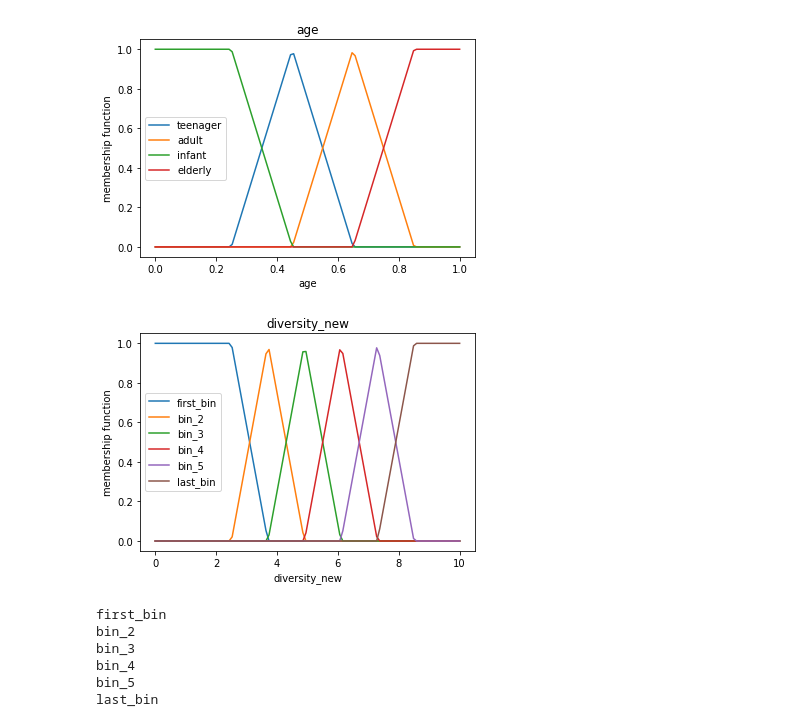
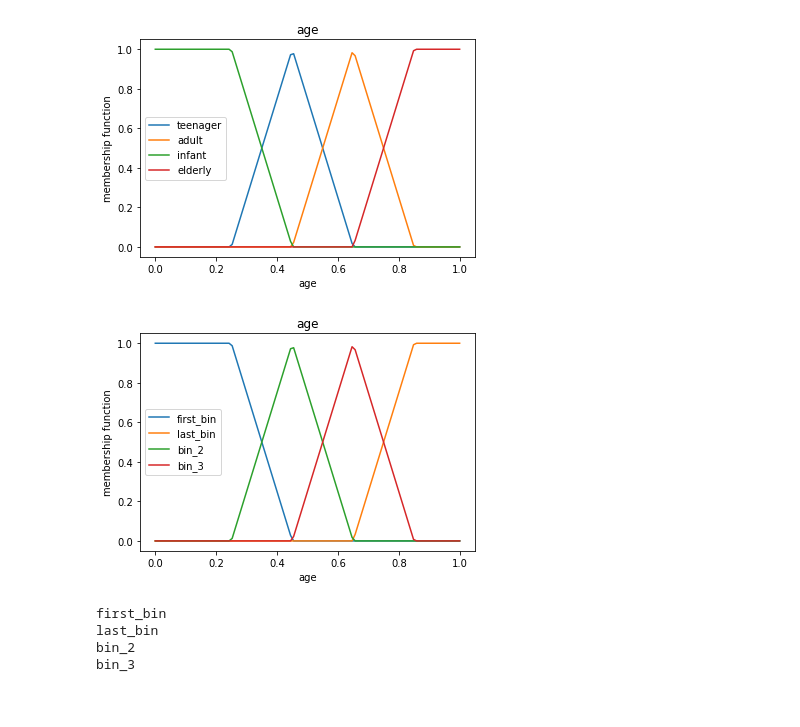
Before and after one commit to Arattel/Fuzzy_genetic_algorithms_implementations, a Jupyter notebook: partitions.ipynb, the cells around one changed output. Drawn from its saved outputs; the diff is of its cells as text; code cells hidden in the pictures.

```diff
--- a/partitions.ipynb
+++ b/partitions.ipynb
@@ -49,36 +49,35 @@ def generate_var_terms(universe: tuple[float], trapezoid_points: tuple[float], n
         list[fl.Term]: list of terms
     """
     points = np.linspace(trapezoid_points[0], trapezoid_points[1], n_terms)
-    terms = [fl.Trapezoid("first_bin", universe[0] - 1, universe[0], points[0], points[1])]
+    terms = [fl.Trapezoid("first_bin", universe[0] - 1, universe[0], points[0], points[1]),
+             fl.Trapezoid("last_bin", points[-2], points[-1], universe[1], universe[1] + 1),]
 
     if len(points) > 2:
-        for index in range(n_terms - 2):
-            index = index + 2
+        for i in range(n_terms - 2):
+            index = i + 2
             term = fl.Triangle(f'bin_{index}', points[i], points[i + 1], points[i + 2])
             terms.append(term)
-    return terms + [fl.Trapezoid("last_bin", points[-2], points[-1], universe[1], universe[1] + 1)]
+    return terms
 # %%
 def check_bin_sizes_gendered(age_bins: int = 4, diversity_bins: int = 4):
     return age_bins ==  diversity_bins
 # %%
-age_new = fl.InputVariable('age_new', enabled=True, minimum=0, maximum=1,
-                           terms=generate_var_terms(universe=(0, 1), trapezoid_points=(.25, .85), n_terms=6))
+age_new = fl.InputVariable('age', enabled=True, minimum=0, maximum=1,
+                           terms=generate_var_terms(universe=(0, 1), trapezoid_points=(.25, .85), n_terms=4))
 
-diversity_new =  fl.InputVariable('diversity_new', enabled=True, minimum=0, maximum=10,
-                           terms=generate_var_terms(universe=(0, 10), trapezoid_points=(2.5, 8.5), n_terms=6))
-plot_variable(diversity_new, universe=(0, 10))
+diversity_new =  fl.InputVariable('diversity', enabled=True, minimum=0, maximum=10,
+                           terms=generate_var_terms(universe=(0, 10), trapezoid_points=(2.5, 8.5), n_terms=4))
+plot_variable(age_new, universe=(0, 1))
 # %% [output]
-[figure, old version]
+[figure, new version]
 # %%
 for i in age_new.terms:
     print(i.name)
 # %% [output]
 first_bin
+last_bin
 bin_2
 bin_3
-bin_4
-bin_5
-last_bin
 # %%
 def _generate_bin_name(index: int, n_bins: int) -> str:
     cat_name = None
```
Also changed, not shown: parts of 6 cells of this notebook.
